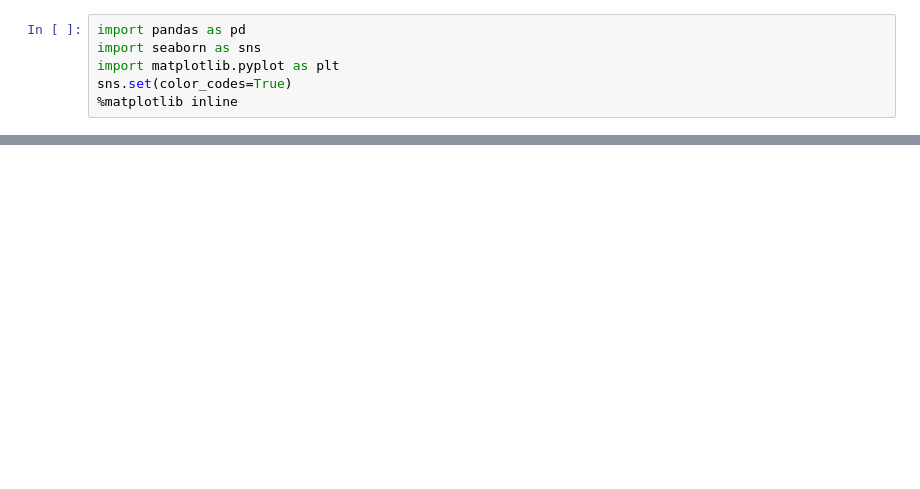
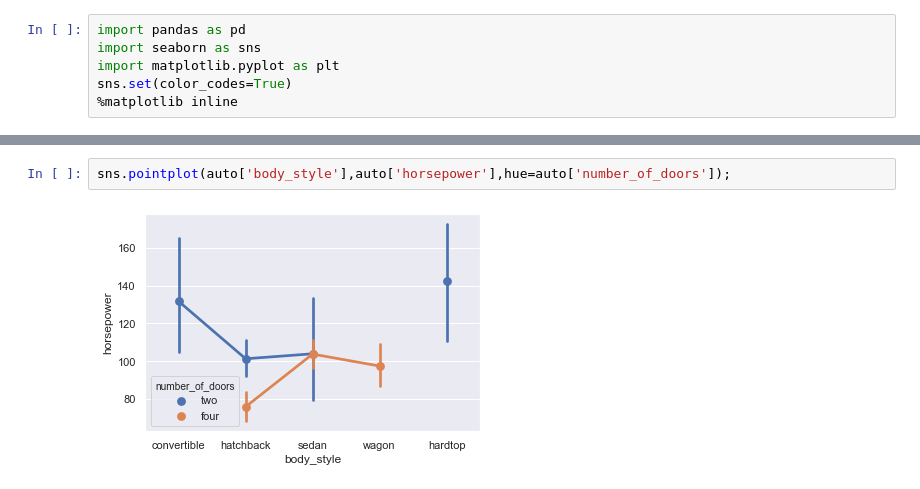
Before and after one commit to fborrasumh/greatlearning-pgp-dsba, a Jupyter notebook: Week_3_Data_Visulization_With_Python.ipynb, the cells around one changed output, grey strips where cells are left out. Drawn from its saved outputs; the diff is of its cells as text; blank space fills up the shorter version.

```diff
--- a/Week_3_Data_Visulization_With_Python.ipynb
+++ b/Week_3_Data_Visulization_With_Python.ipynb
@@ -29,0 +66,4 @@ sns.boxplot(auto['number_of_doors'],auto['horsepower'],hue=auto['fuel_type']);
+# %%
+sns.pointplot(auto['body_style'],auto['horsepower'],hue=auto['number_of_doors']);
+# %% [output]
+[figure, added]
```
Also changed, not shown: parts of 15 cells of this notebook.
